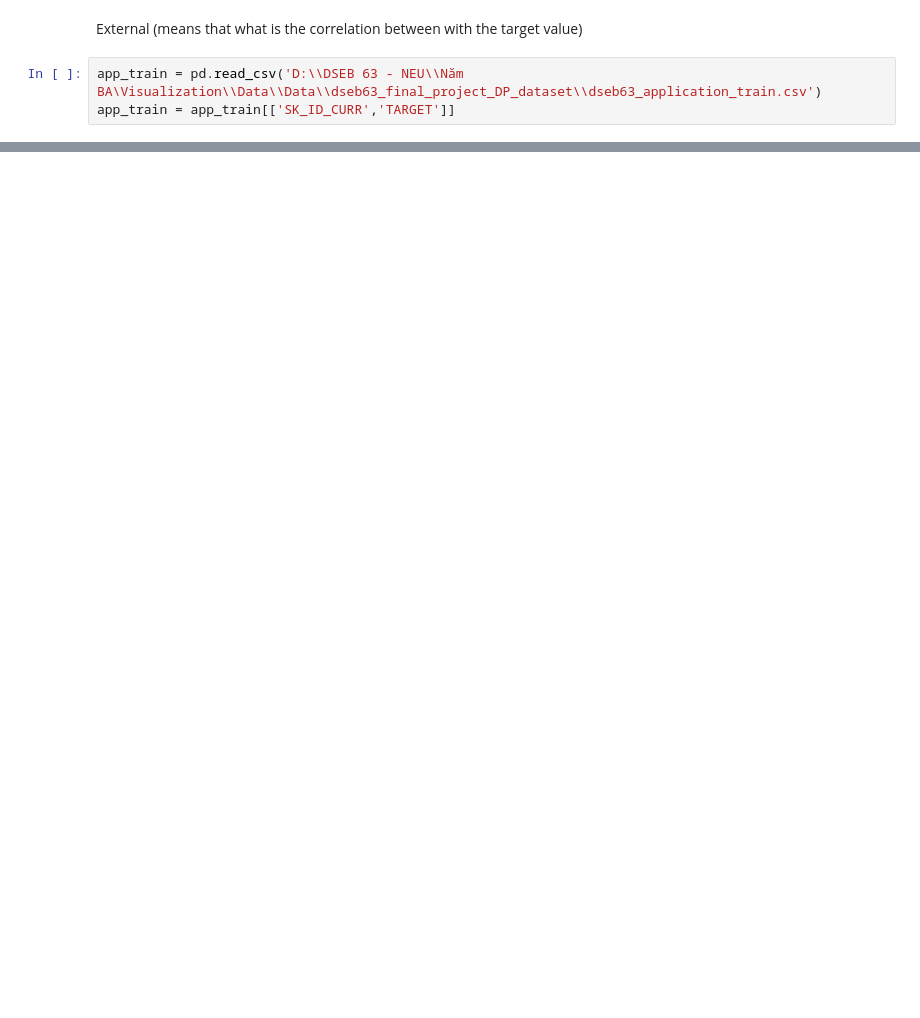
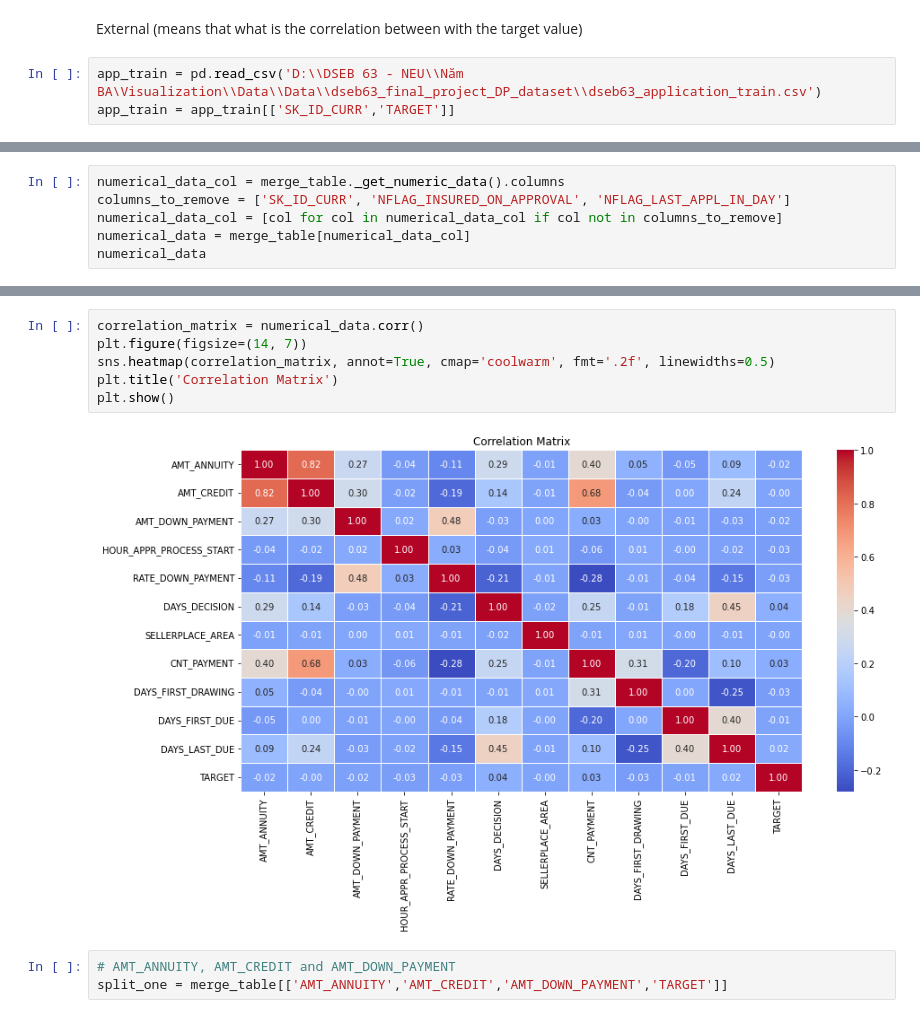
Before and after one commit to dunp7/Home-Default-Credit-Risk, a Jupyter notebook: Cleaning + EDA/Previous_app.ipynb, the cells around one changed output, grey strips where cells are left out. Saved outputs shown, nothing was run; the diff lists cells and outputs as text; blank space fills up the shorter version.

```diff
--- a/Cleaning + EDA/Previous_app.ipynb
+++ b/Cleaning + EDA/Previous_app.ipynb
@@ -256,0 +242,6 @@ merge_table.head()
+# %%
+numerical_data_col = merge_table._get_numeric_data().columns
+columns_to_remove = ['SK_ID_CURR', 'NFLAG_INSURED_ON_APPROVAL', 'NFLAG_LAST_APPL_IN_DAY']
+numerical_data_col = [col for col in numerical_data_col if col not in columns_to_remove]
+numerical_data = merge_table[numerical_data_col]
+numerical_data
@@ -256,0 +262,11 @@ merge_table.head()
+# %%
+correlation_matrix = numerical_data.corr()
+plt.figure(figsize=(14, 7))
+sns.heatmap(correlation_matrix, annot=True, cmap='coolwarm', fmt='.2f', linewidths=0.5)
+plt.title('Correlation Matrix')
+plt.show()
+# %% [output]
+[figure, added]
+# %%
+# AMT_ANNUITY, AMT_CREDIT and AMT_DOWN_PAYMENT
+split_one = merge_table[['AMT_ANNUITY','AMT_CREDIT','AMT_DOWN_PAYMENT','TARGET']]
```
Also changed, not shown: parts of 45 cells of this notebook, 9 other files.
